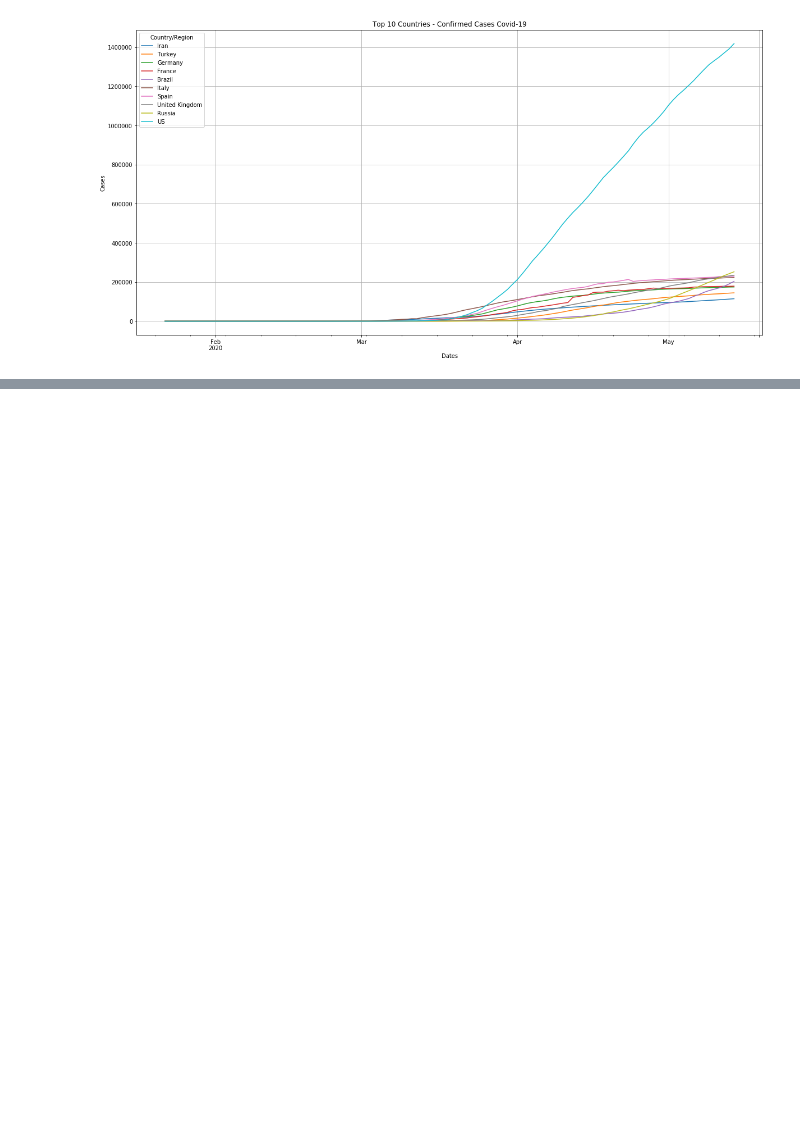
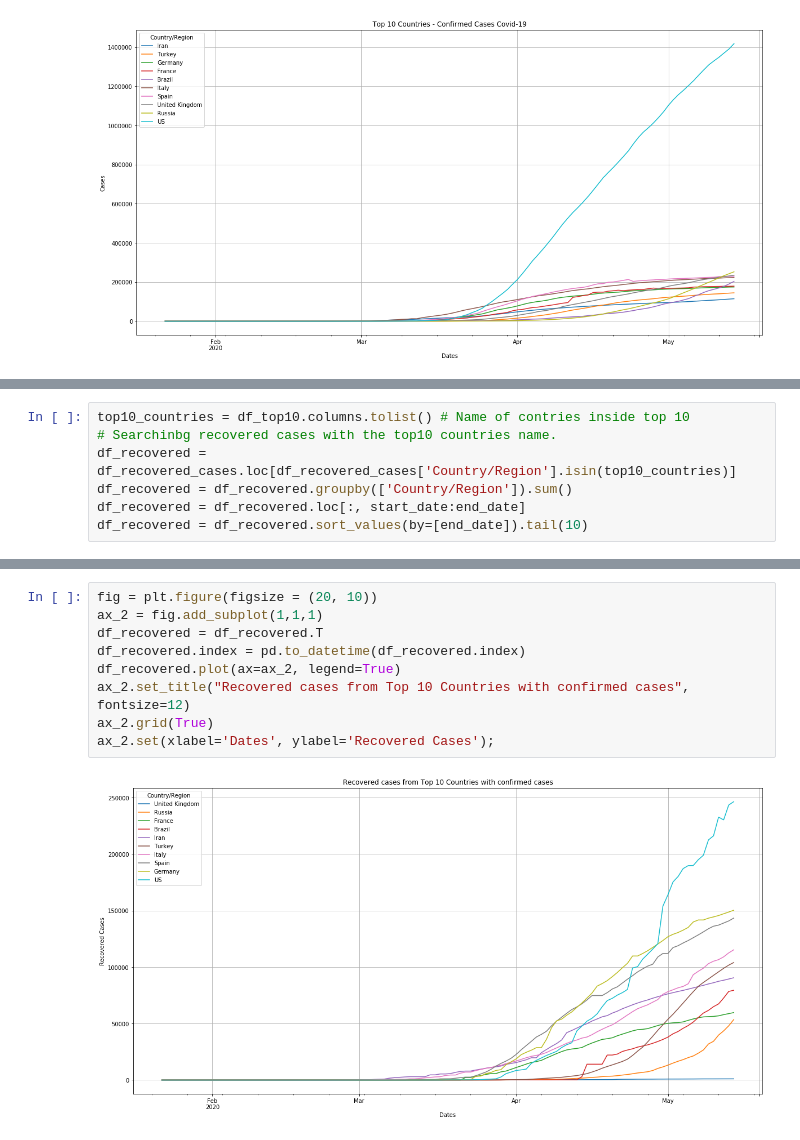
Before and after one commit to ErikSugawara/covid19-visualization-analysis, a Jupyter notebook: covid_visual_analysis.ipynb, the cells around one changed output, grey strips where cells are left out. Drawn from its saved outputs; the diff is of its cells as text; blank space fills up the shorter version.

Commit message:
Added recovered cases graphic

```diff
--- a/covid_visual_analysis.ipynb
+++ b/covid_visual_analysis.ipynb
@@ -75,0 +78,7 @@ ax.set(xlabel='Dates', ylabel="Cases");
+# %%
+top10_countries = df_top10.columns.tolist() # Name of contries inside top 10
+# Searchinbg recovered cases with the top10 countries name.
+df_recovered = df_recovered_cases.loc[df_recovered_cases['Country/Region'].isin(top10_countries)]
+df_recovered = df_recovered.groupby(['Country/Region']).sum()
+df_recovered = df_recovered.loc[:, start_date:end_date]
+df_recovered = df_recovered.sort_values(by=[end_date]).tail(10)
@@ -75,0 +101,11 @@ ax.set(xlabel='Dates', ylabel="Cases");
+# %%
+fig = plt.figure(figsize = (20, 10))
+ax_2 = fig.add_subplot(1,1,1)
+df_recovered = df_recovered.T
+df_recovered.index = pd.to_datetime(df_recovered.index)
+df_recovered.plot(ax=ax_2, legend=True)
+ax_2.set_title("Recovered cases from Top 10 Countries with confirmed cases", fontsize=12)
+ax_2.grid(True)
+ax_2.set(xlabel='Dates', ylabel='Recovered Cases');
+# %% [output]
+[figure, added]
```
Also changed, not shown: parts of 3 cells of this notebook.
